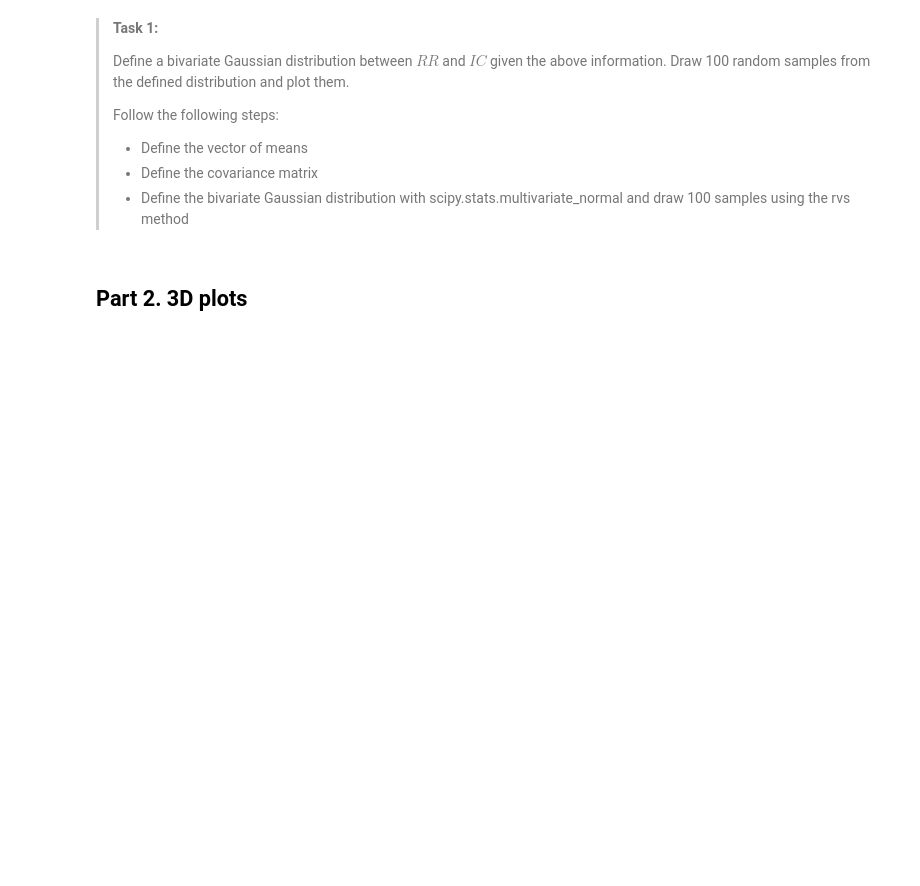
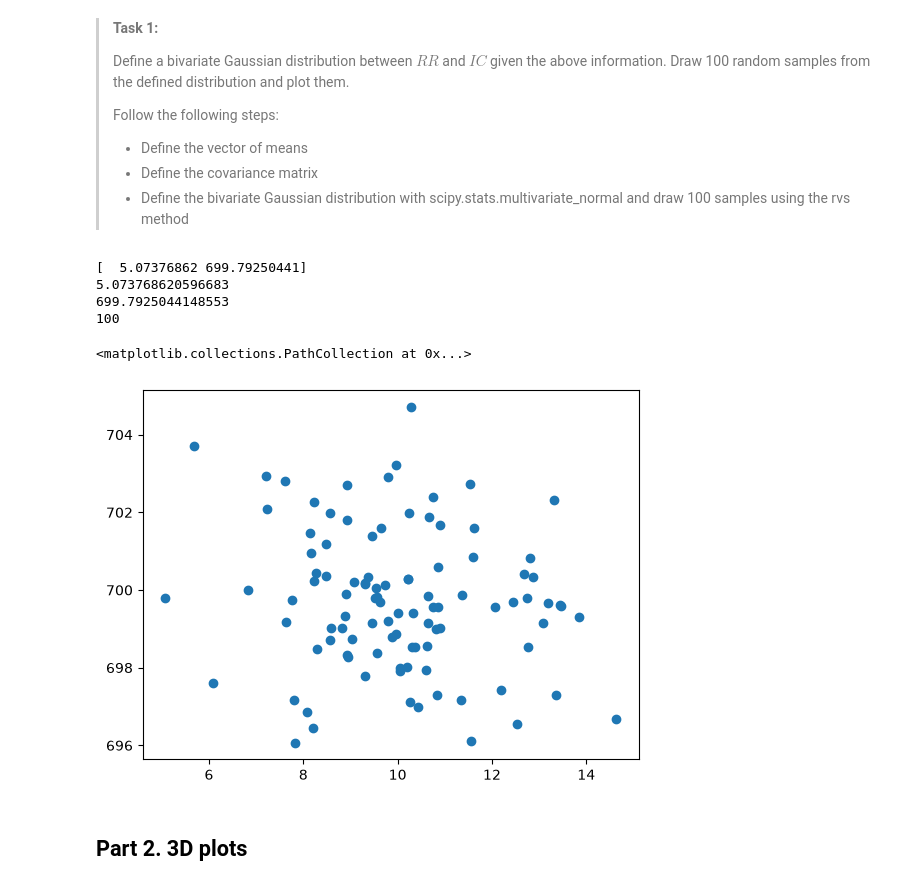
Before and after one commit to matpre333/PA.1.5, a Jupyter notebook: scipy_statcs_3d_plots.ipynb, the cells around one changed output. Cells and saved outputs as stored; diff of their text form; code cells hidden in the pictures; blank space fills up the shorter version.

```diff
--- a/scipy_statcs_3d_plots.ipynb
+++ b/scipy_statcs_3d_plots.ipynb
@@ -22,21 +22,38 @@ import matplotlib.pyplot as plt
 > - Define the bivariate Gaussian distribution with scipy.stats.multivariate_normal and draw 100 samples using the rvs method
 # %%
 # Define the vector of means
-mu1 = ### YOUR CODE HERE ###
-mu2 = ### YOUR CODE HERE ###
+mu1 = 10
+mu2 = 700
 mu = [mu1, mu2] #vector of means
 
 # Define the covariance matrix
-s1 = ### YOUR CODE HERE ###
-s2 = ### YOUR CODE HERE ###
-covariance = ### YOUR CODE HERE ###
-sigma = ### YOUR CODE HERE ###
+s1 = 2
+s2 = 300
+covariance = 300
+sigma = 3
 
 # Draw 100 samples from a bivariate Gaussian distribution
 samples = multivariate_normal(mean=mu, cov=sigma).rvs(size=100)
+print(samples[99])
+print(samples[99,0])
+print(samples[99,1])
+print(len(samples))
 
 # Scatter plot against observations
-### YOUR CODE LINES HERE
+multi_norm1 = [samples[i,0] for i in range(len(samples))]
+multi_norm2 = [samples[i,1] for i in range(len(samples))]
+#for i in range(99):
+    #multi_norm1[i] = samples[i, 0]
+    #multi_norm2[i] = samples[i, 1]
+
+plt.scatter(multi_norm1, multi_norm2)
+# %% [output]
+[  5.07376862 699.79250441]
+5.073768620596683
+699.7925044148553
+100
+<matplotlib.collections.PathCollection at 0x...>
+[figure, added]
 # %% [markdown]
 ## Part 2. 3D plots
 # %% [markdown]
```
Also changed, not shown: parts of 8 cells of this notebook.
